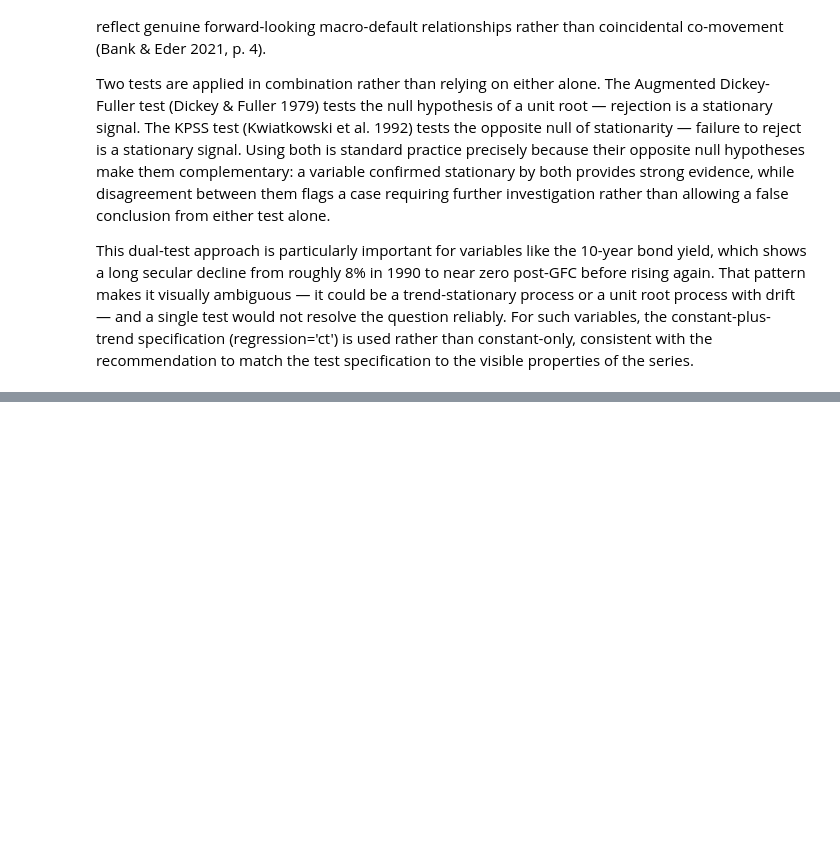
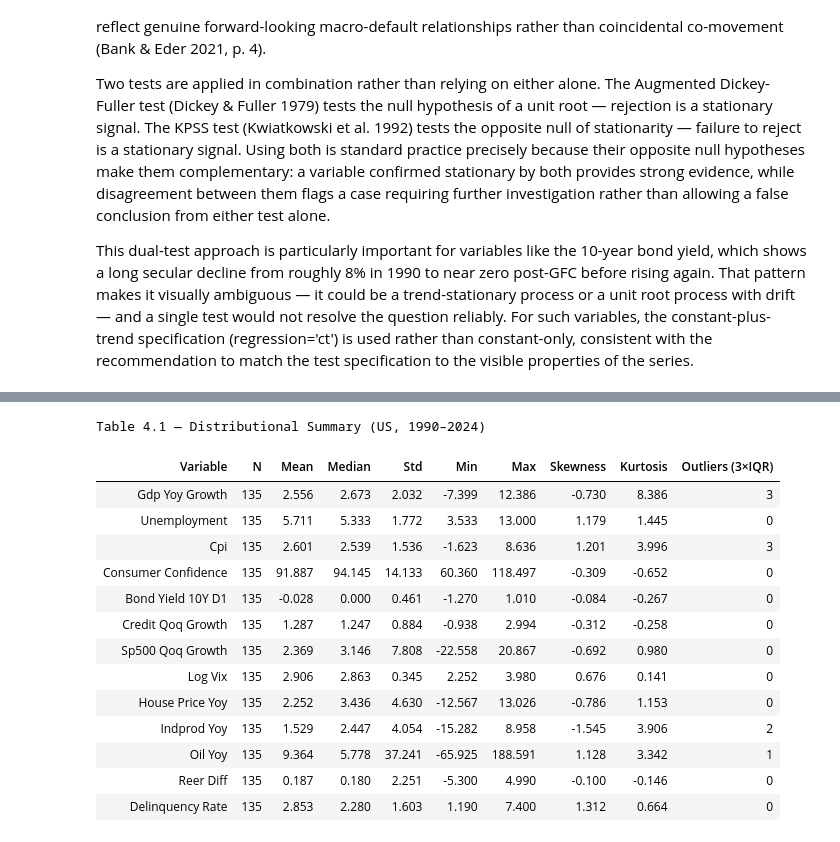
Before and after one commit to hogandan85/ST-498, a Jupyter notebook: Code/EDA_abm.ipynb, the cells around one changed output, grey strips where cells are left out. Cells and saved outputs as stored; diff of their text form; code cells hidden in the pictures; blank space fills up the shorter version.

```diff
--- a/Code/EDA_abm.ipynb
+++ b/Code/EDA_abm.ipynb
@@ -1338,0 +1367,62 @@ FEATURES_STAT (12 variables) confirmed and ready for Step 4.
+# %%
+# 4.1  Distributional summary table
+dist_rows = []
+for var in FEATURES_STAT + [TARGET]:
+    s   = df_model[var].dropna()
+    iqr = s.quantile(0.75) - s.quantile(0.25)
+    outliers = int(((s < s.quantile(0.25) - 3*iqr) |
+                    (s > s.quantile(0.75) + 3*iqr)).sum())
+    dist_rows.append({
+        'Variable':         var.replace(PREFIX,'').replace('_',' ').title(),
+        'N':                len(s),
+        'Mean':             round(s.mean(), 3),
+        'Median':           round(s.median(), 3),
+        'Std':              round(s.std(), 3),
+        'Min':              round(s.min(), 3),
+        'Max':              round(s.max(), 3),
+        'Skewness':         round(s.skew(), 3),
+        'Kurtosis':         round(s.kurtosis(), 3),
+        'Outliers (3×IQR)': outliers,
+    })
+
+dist_df = pd.DataFrame(dist_rows)
+
+def colour_skew(val):
+    if abs(val) > 2: return 'background-color: #FADBD8'
+    if abs(val) > 1: return 'background-color: #FEF9E7'
+    return 'background-color: #D5F5E3'
+
+def colour_kurt(val):
+    if abs(val) > 5: return 'background-color: #FADBD8'
+    if abs(val) > 3: return 'background-color: #FEF9E7'
+    return 'background-color: #D5F5E3'
+
+def colour_outliers(val):
+    if val > 5: return 'background-color: #FADBD8'
+    if val > 2: return 'background-color: #FEF9E7'
+    return 'background-color: #D5F5E3'
+
+display(dist_df.style
+        .map(colour_skew,     subset=['Skewness'])
+        .map(colour_kurt,     subset=['Kurtosis'])
+        .map(colour_outliers, subset=['Outliers (3×IQR)'])
+        .format({c: '{:.3f}' for c in
+                 ['Mean','Median','Std','Min','Max','Skewness','Kurtosis']})
+        .set_caption(f'Table 4.1 — Distributional Summary ({COUNTRY}, 1990–2024)')
+        .hide(axis='index'))
+# %% [output]
+Table 4.1 — Distributional Summary (US, 1990–2024)
+| Variable | N | Mean | Median | Std | Min | Max | Skewness | Kurtosis | Outliers (3×IQR) |
+| Gdp Yoy Growth | 135 | 2.556 | 2.673 | 2.032 | -7.399 | 12.386 | -0.730 | 8.386 | 3 |
+| Unemployment | 135 | 5.711 | 5.333 | 1.772 | 3.533 | 13.000 | 1.179 | 1.445 | 0 |
+| Cpi | 135 | 2.601 | 2.539 | 1.536 | -1.623 | 8.636 | 1.201 | 3.996 | 3 |
+| Consumer Confidence | 135 | 91.887 | 94.145 | 14.133 | 60.360 | 118.497 | -0.309 | -0.652 | 0 |
+| Bond Yield 10Y D1 | 135 | -0.028 | 0.000 | 0.461 | -1.270 | 1.010 | -0.084 | -0.267 | 0 |
+| Credit Qoq Growth | 135 | 1.287 | 1.247 | 0.884 | -0.938 | 2.994 | -0.312 | -0.258 | 0 |
+| Sp500 Qoq Growth | 135 | 2.369 | 3.146 | 7.808 | -22.558 | 20.867 | -0.692 | 0.980 | 0 |
+| Log Vix | 135 | 2.906 | 2.863 | 0.345 | 2.252 | 3.980 | 0.676 | 0.141 | 0 |
+| House Price Yoy | 135 | 2.252 | 3.436 | 4.630 | -12.567 | 13.026 | -0.786 | 1.153 | 0 |
+| Indprod Yoy | 135 | 1.529 | 2.447 | 4.054 | -15.282 | 8.958 | -1.545 | 3.906 | 2 |
+| Oil Yoy | 135 | 9.364 | 5.778 | 37.241 | -65.925 | 188.591 | 1.128 | 3.342 | 1 |
+| Reer Diff | 135 | 0.187 | 0.180 | 2.251 | -5.300 | 4.990 | -0.100 | -0.146 | 0 |
+| Delinquency Rate | 135 | 2.853 | 2.280 | 1.603 | 1.190 | 7.400 | 1.312 | 0.664 | 0 |
```
Also changed, not shown: parts of 17 cells of this notebook.
